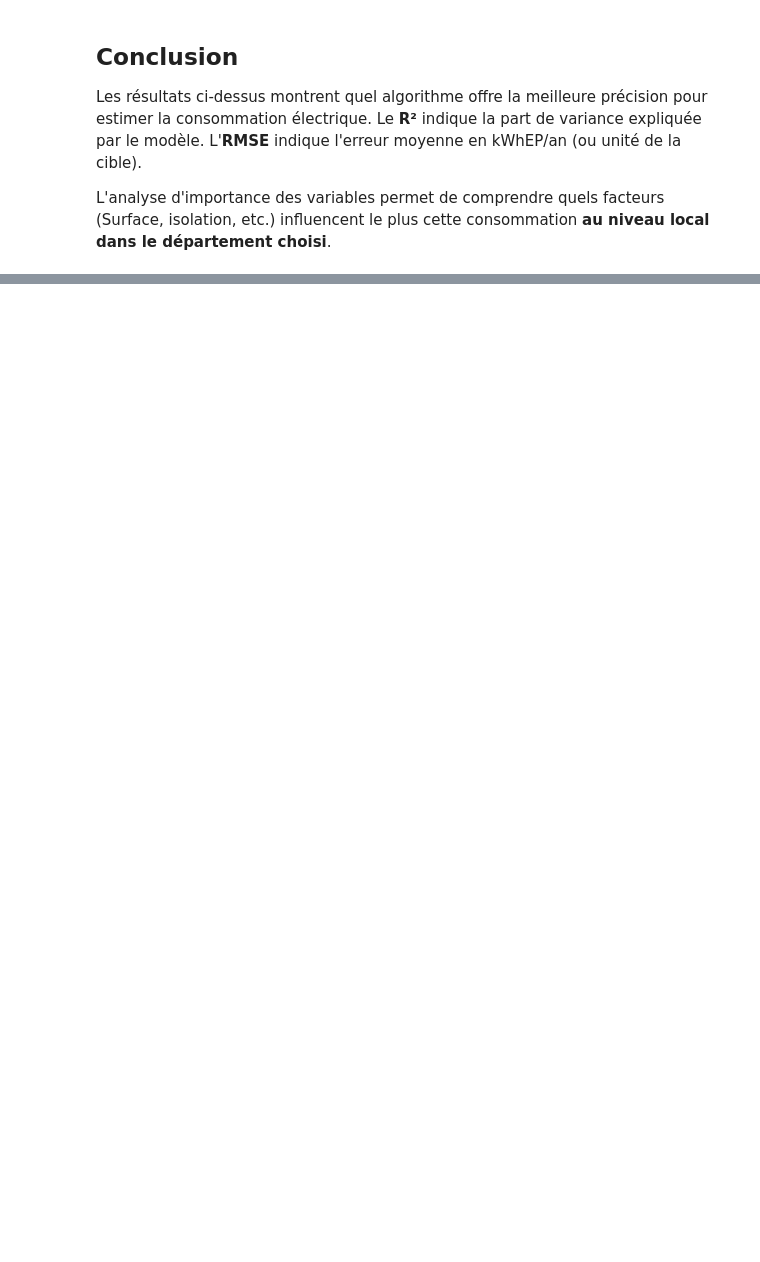
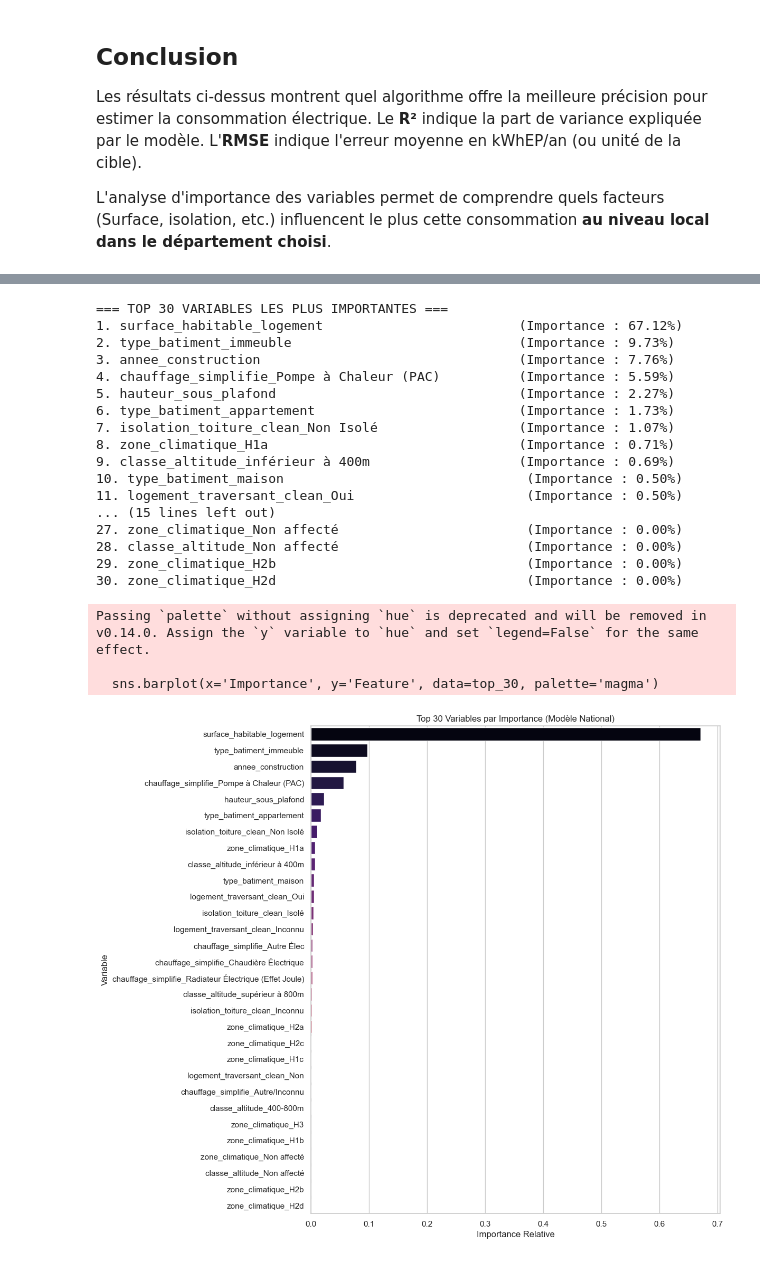
Before and after one commit to ProjetCapstoneDPE/Projet-DPE, a Jupyter notebook: Analyse/Predictive_Model_Analysis.ipynb, the cells around one changed output, grey strips where cells are left out. Saved outputs shown, nothing was run; the diff lists cells and outputs as text; code cells hidden in the pictures; blank space fills up the shorter version.

```diff
--- a/Analyse/Predictive_Model_Analysis.ipynb
+++ b/Analyse/Predictive_Model_Analysis.ipynb
@@ -319,0 +325,27 @@ L'analyse d'importance des variables permet de comprendre quels facteurs (Surfac
+# %%
+# --- 1. CHARGEMENT ET AGGRÉGATION DES DONNÉES ---
+TARGET_DEPARTMENTS = ['01', '12', '35', '75', '91']
+df_list = []
+
+print("Démarrage du chargement multi-départements...")
+for code in TARGET_DEPARTMENTS:
+    # Recherche du fichier pattern ./CODE/Dpe_dep_CODE.csv
+    search_path = os.path.join(code, f"*Dpe_dep_*{code}*.csv")
+    found = glob.glob(search_path)
+    if found:
+        print(f"[{code}] Chargement : {found[0]}")
+        try:
+            tmp_df = pd.read_csv(found[0], low_memory=False)
+            tmp_df['code_departement_source'] = code
+            df_list.append(tmp_df)
+        except Exception as e:
+            print(f"[{code}] Erreur : {e}")
+    else:
+        print(f"[{code}] Fichier non trouvé ({search_path})")
+
+if df_list:
+    df_national = pd.concat(df_list, ignore_index=True)
+    print(f"\n>>> Dataset National créé : {df_national.shape[0]} lignes, {df_national.shape[1]} colonnes.")
+else:
+    print("\nERREUR : Aucun données chargées.")
+    df_national = pd.DataFrame()
@@ -319,0 +493,40 @@ L'analyse d'importance des variables permet de comprendre quels facteurs (Surfac
+# %%
+# --- 4. FOCUS SUR LES 30 VARIABLES LES PLUS SIGNIFICATIVES ---
+if 'nat_imp_df' in locals():
+    top_30 = nat_imp_df.head(30).copy()
+
+    print("\n=== TOP 30 VARIABLES LES PLUS IMPORTANTES ===")
+    for i, (idx, row) in enumerate(top_30.iterrows(), 1):
+        print(f"{i}. {row['Feature']:<50} (Importance : {row['Importance']:.2%})")
+
+    # Visualisation
+    plt.figure(figsize=(10, 12))
+    sns.barplot(x='Importance', y='Feature', data=top_30, palette='magma')
+    plt.title('Top 30 Variables par Importance (Modèle National)')
+    plt.xlabel('Importance Relative')
+    plt.ylabel('Variable')
+    plt.show()
+else:
+    print("Erreur : Le dataframe 'nat_imp_df' n'existe pas. Veuillez lancer la modélisation ci-dessus.")
+# %% [output]
+=== TOP 30 VARIABLES LES PLUS IMPORTANTES ===
+1. surface_habitable_logement                         (Importance : 67.12%)
+2. type_batiment_immeuble                             (Importance : 9.73%)
+3. annee_construction                                 (Importance : 7.76%)
+4. chauffage_simplifie_Pompe à Chaleur (PAC)          (Importance : 5.59%)
+5. hauteur_sous_plafond                               (Importance : 2.27%)
+6. type_batiment_appartement                          (Importance : 1.73%)
+7. isolation_toiture_clean_Non Isolé                  (Importance : 1.07%)
+8. zone_climatique_H1a                                (Importance : 0.71%)
+9. classe_altitude_inférieur à 400m                   (Importance : 0.69%)
+10. type_batiment_maison                               (Importance : 0.50%)
+11. logement_traversant_clean_Oui                      (Importance : 0.50%)
+... (15 lines left out)
+27. zone_climatique_Non affecté                        (Importance : 0.00%)
+28. classe_altitude_Non affecté                        (Importance : 0.00%)
+29. zone_climatique_H2b                                (Importance : 0.00%)
+30. zone_climatique_H2d                                (Importance : 0.00%)
+Passing `palette` without assigning `hue` is deprecated and will be removed in v0.14.0. Assign the `y` variable to `hue` and set `legend=False` for the same effect.
+
+  sns.barplot(x='Importance', y='Feature', data=top_30, palette='magma')
+[figure, added]
```
Also changed, not shown: parts of 10 cells of this notebook.
